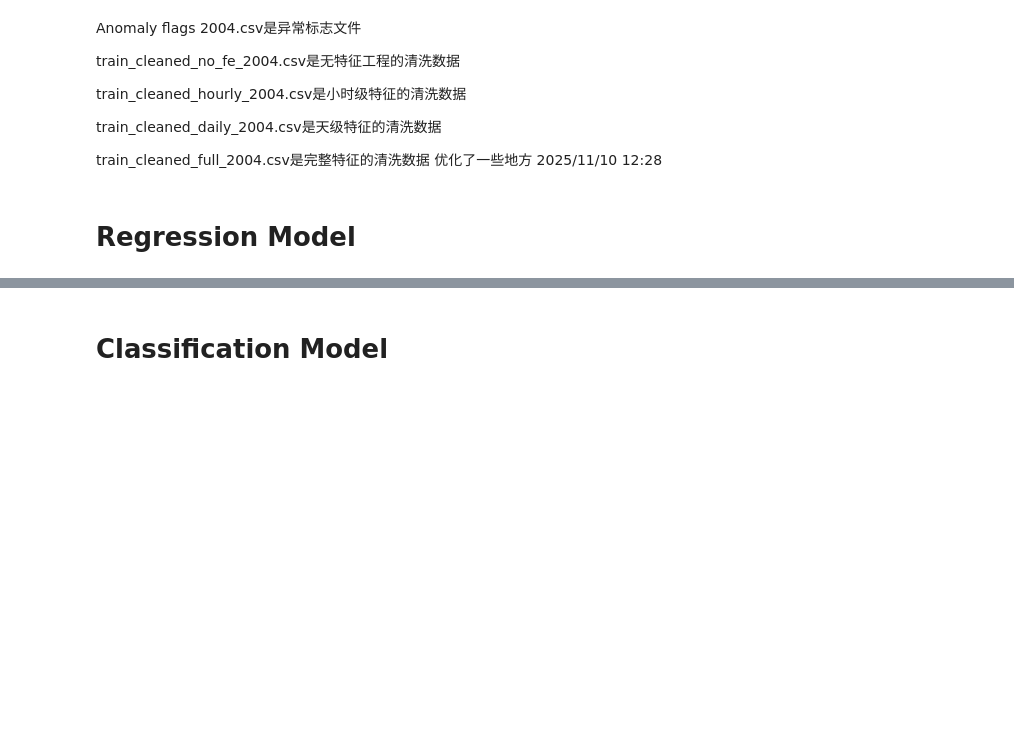
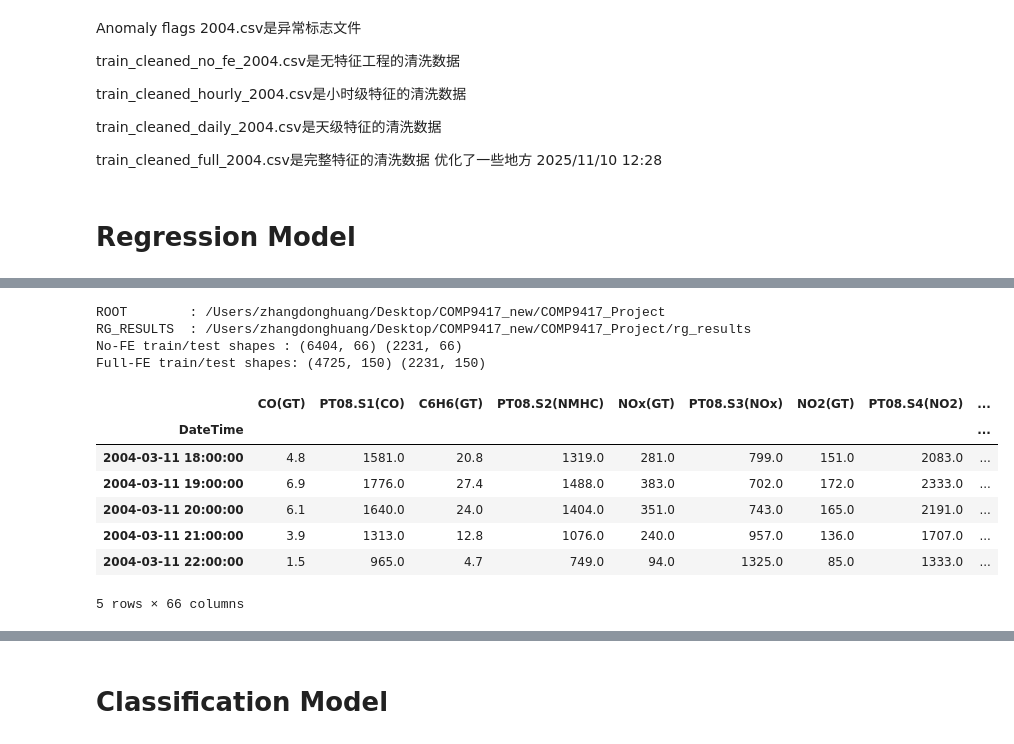
Before and after one commit to RomanticD/COMP9417_Project, a Jupyter notebook: Group_Project_Main.ipynb, the cells around one changed output, grey strips where cells are left out. Cells and saved outputs as stored; diff of their text form; code cells hidden in the pictures; blank space fills up the shorter version.

Commit message:
Update main notebook: aligned RF/DT pipeline + rg_results references

```diff
--- a/Group_Project_Main.ipynb
+++ b/Group_Project_Main.ipynb
@@ -1494,0 +1471,58 @@ train/test shapes: (6578, 67) (2231, 67)
+# %%
+# Cell 1 — Locate project root (relative), set result dir, load datasets with DateTime index
+
+from pathlib import Path
+import pandas as pd
+
+def find_project_root(start=None):
+    """Find the project root by walking up until expected markers are found."""
+    start = Path(start or Path.cwd()).resolve()
+    markers = {
+        "preprocessing_output", "temporal_feature_engineering",
+        "anomaly_detection", "Group_Project_Main.ipynb", "README.md"
+    }
+    for p in [start, *start.parents]:
+        if any((p/m).exists() for m in markers):
+            return p
+    return start
+
+# project anchors (all relative to ROOT)
+ROOT = find_project_root()
+RG_RESULTS = (ROOT / "rg_results")
+RG_RESULTS.mkdir(parents=True, exist_ok=True)
+
+# required files (relative to ROOT)
+NOFE_TRAIN = ROOT / "anomaly_detection" / "train_cleaned_no_fe_2004.csv"
+NOFE_TEST  = ROOT / "preprocessing_output" / "test_2005.csv"
+FULL_TRAIN = ROOT / "anomaly_detection" / "train_cleaned_full_2004.csv"
+FULL_TEST  = ROOT / "temporal_feature_engineering" / "test_full.csv"
+
+# sanity checks
+for p in [NOFE_TRAIN, NOFE_TEST, FULL_TRAIN, FULL_TEST]:
+    assert p.exists(), f"Missing file: {p}"
+
+# load as DateTime index
+no_fe_train = pd.read_csv(NOFETRAIN := NOFE_TRAIN, index_col="DateTime", parse_dates=True).sort_index()
+no_fe_test  = pd.read_csv(NOFETEST  := NOFE_TEST,  index_col="DateTime", parse_dates=True).sort_index()
+full_fe_train = pd.read_csv(FULLTRAIN := FULL_TRAIN, index_col="DateTime", parse_dates=True).sort_index()
+full_fe_test  = pd.read_csv(FULLTEST  := FULL_TEST,  index_col="DateTime", parse_dates=True).sort_index()
+
+print("ROOT        :", ROOT)
+print("RG_RESULTS  :", RG_RESULTS)
+print("No-FE train/test shapes :", no_fe_train.shape, no_fe_test.shape)
+print("Full-FE train/test shapes:", full_fe_train.shape, full_fe_test.shape)
+
+no_fe_train.head()
+# %% [output]
+ROOT        : /Users/zhangdonghuang/Desktop/COMP9417_new/COMP9417_Project
+RG_RESULTS  : /Users/zhangdonghuang/Desktop/COMP9417_new/COMP9417_Project/rg_results
+No-FE train/test shapes : (6404, 66) (2231, 66)
+Full-FE train/test shapes: (4725, 150) (2231, 150)
+|  | CO(GT) | PT08.S1(CO) | C6H6(GT) | PT08.S2(NMHC) | NOx(GT) | PT08.S3(NOx) | NO2(GT) | PT08.S4(NO2) | ... |
+| DateTime |  |  |  |  |  |  |  |  | ... |
+| 2004-03-11 18:00:00 | 4.8 | 1581.0 | 20.8 | 1319.0 | 281.0 | 799.0 | 151.0 | 2083.0 | ... |
+| 2004-03-11 19:00:00 | 6.9 | 1776.0 | 27.4 | 1488.0 | 383.0 | 702.0 | 172.0 | 2333.0 | ... |
+| 2004-03-11 20:00:00 | 6.1 | 1640.0 | 24.0 | 1404.0 | 351.0 | 743.0 | 165.0 | 2191.0 | ... |
+| 2004-03-11 21:00:00 | 3.9 | 1313.0 | 12.8 | 1076.0 | 240.0 | 957.0 | 136.0 | 1707.0 | ... |
+| 2004-03-11 22:00:00 | 1.5 | 965.0 | 4.7 | 749.0 | 94.0 | 1325.0 | 85.0 | 1333.0 | ... |
+5 rows × 66 columns
```
Also changed, not shown: parts of 7 cells of this notebook.
